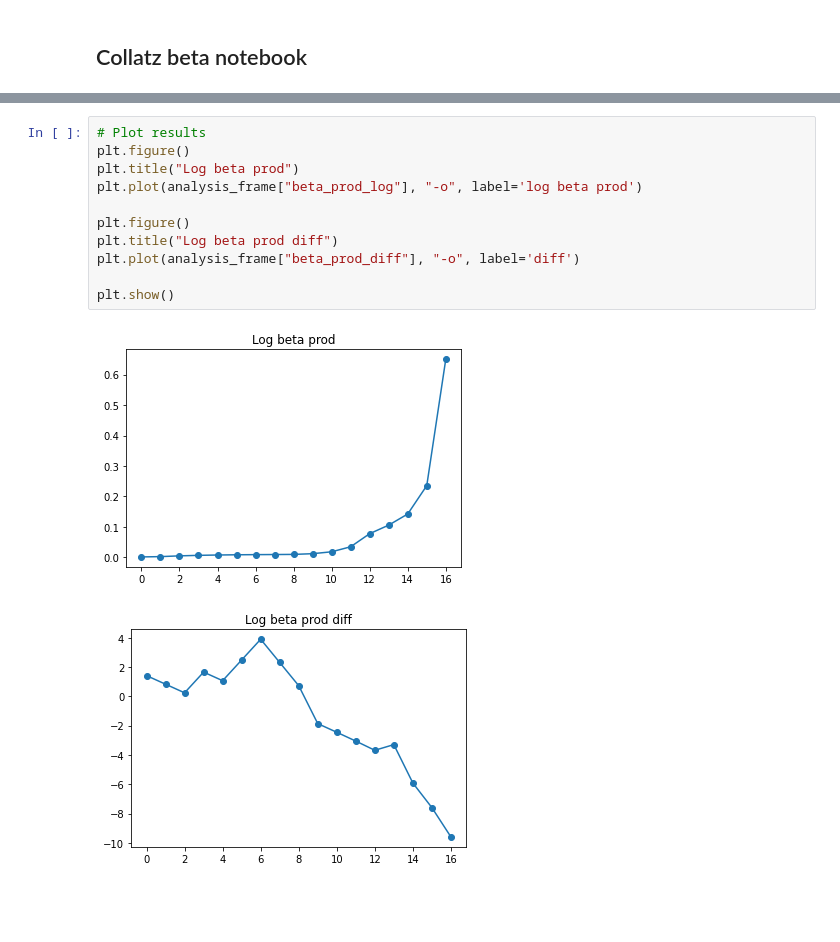
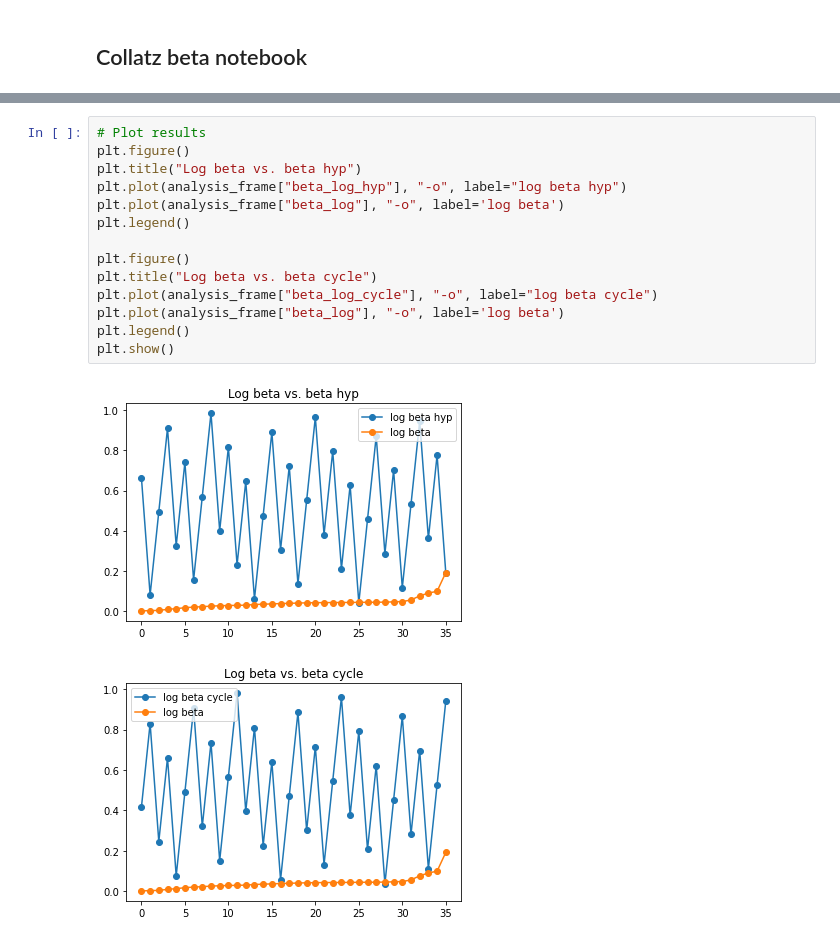
Before and after one commit to c4ristian/collatz, a Jupyter notebook: notebooks/beta.ipynb, the cells around one changed output, grey strips where cells are left out. Saved outputs shown, nothing was run; the diff lists cells and outputs as text; blank space fills up the shorter version.

```diff
--- a/notebooks/beta.ipynb
+++ b/notebooks/beta.ipynb
@@ -125,14 +102,17 @@ x1: 339  K: 3  Max(b_prod): 0.6505  Min(b_prod_diff): 0.2402  i: 3
 # %%
 # Plot results
 plt.figure()
-plt.title("Log beta prod")
-plt.plot(analysis_frame["beta_prod_log"], "-o", label='log beta prod')
+plt.title("Log beta vs. beta hyp")
+plt.plot(analysis_frame["beta_log_hyp"], "-o", label="log beta hyp")
+plt.plot(analysis_frame["beta_log"], "-o", label='log beta')
+plt.legend()
 
 plt.figure()
-plt.title("Log beta prod diff")
-plt.plot(analysis_frame["beta_prod_diff"], "-o", label='diff')
-
+plt.title("Log beta vs. beta cycle")
+plt.plot(analysis_frame["beta_log_cycle"], "-o", label="log beta cycle")
+plt.plot(analysis_frame["beta_log"], "-o", label='log beta')
+plt.legend()
 plt.show()
 # %% [output]
-[figure, old version]
+[figure, new version]
-[figure, old version]
+[figure, new version]
```
Also changed, not shown: parts of 1 cell of this notebook.
